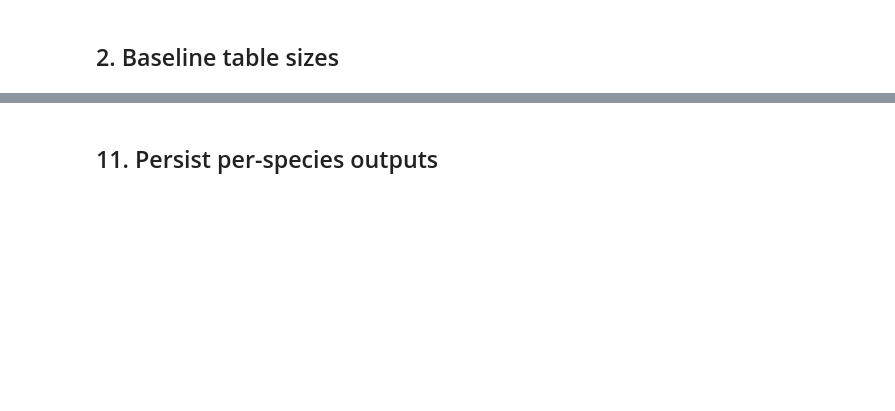
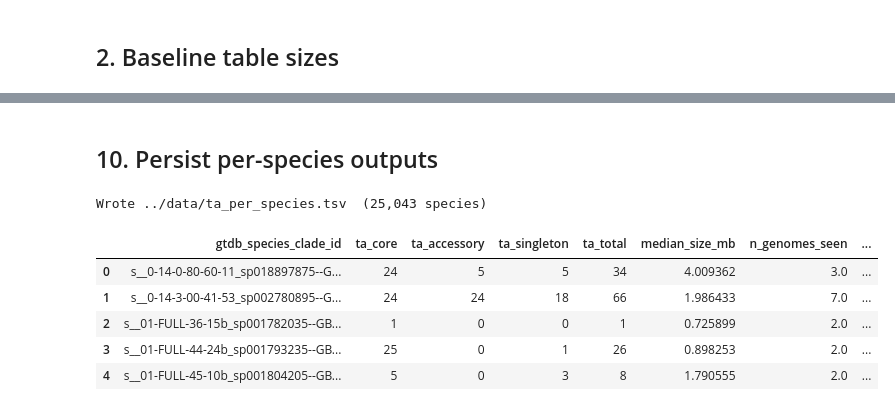
Before and after one commit to beril-doe/BERIL-research-observatory, a Jupyter notebook: projects/toxin_antitoxin_lifestyle/notebooks/NB01_ta_pfam_extraction.ipynb, the cells around one changed output, grey strips where cells are left out. Saved outputs shown, nothing was run; the diff lists cells and outputs as text; code cells hidden in the pictures; blank space fills up the shorter version.

```diff
--- a/projects/toxin_antitoxin_lifestyle/notebooks/NB01_ta_pfam_extraction.ipynb
+++ b/projects/toxin_antitoxin_lifestyle/notebooks/NB01_ta_pfam_extraction.ipynb
@@ -153,5 +226,4 @@ For each species: number of TA-locus gene clusters overall, and split by core /
 # %%
-# Species-level TA gene-cluster counts, partitioned by core/accessory/singleton
 def bin_status(row):
     if row['is_core']:
         return 'core'
@@ -159,7 +231,6 @@ def bin_status(row):
         return 'singleton'
     return 'accessory'
 
-# Distinct gene clusters (a cluster may have hit both toxin and antitoxin Pfams)
 gene_cluster_status = (
     hits_long.drop_duplicates(subset=['gene_cluster_id'])
     .assign(status=lambda d: d.apply(bin_status, axis=1))
@@ -170,9 +241,8 @@ per_species = (
     .size().unstack(fill_value=0)
     .reindex(columns=['core', 'accessory', 'singleton'], fill_value=0)
     .reset_index()
+    .rename(columns={'core': 'ta_core', 'accessory': 'ta_accessory', 'singleton': 'ta_singleton'})
 )
-per_species['ta_total'] = per_species[['core', 'accessory', 'singleton']].sum(axis=1)
-per_species = per_species.rename(columns={
-    'core': 'ta_core', 'accessory': 'ta_accessory', 'singleton': 'ta_singleton'})
+per_species['ta_total'] = per_species[['ta_core', 'ta_accessory', 'ta_singleton']].sum(axis=1)
 print(f"Species with at least one TA hit: {len(per_species):,}")
 per_species.head()
@@ -190,18 +276,22 @@ per_species_family.head()
 # %%
 species_ids = per_species['gtdb_species_clade_id'].dropna().unique().tolist()
-# Batch to keep the IN-list manageable
+if not species_ids:
+    raise RuntimeError("No species with TA hits — abort. Check the panel-coverage audit above.")
+
 BATCH = 500
 frames = []
 for i in range(0, len(species_ids), BATCH):
     batch = species_ids[i:i+BATCH]
     in_clause = "', '".join([s.replace("'", "''") for s in batch])
     frames.append(spark.sql(f"""
-        SELECT gtdb_species_clade_id,
-               PERCENTILE_APPROX(total_length, 0.5) AS median_size_bp,
+        SELECT g.gtdb_species_clade_id,
+               PERCENTILE_APPROX(m.genome_size, 0.5) AS median_size_bp,
                COUNT(*) AS n_genomes_seen
-        FROM kbase_ke_pangenome.genome
-        WHERE gtdb_species_clade_id IN ('{in_clause}')
-        GROUP BY gtdb_species_clade_id
+        FROM kbase_ke_pangenome.gtdb_metadata m
+        JOIN kbase_ke_pangenome.genome g ON m.accession = g.genome_id
+        WHERE g.gtdb_species_clade_id IN ('{in_clause}')
+          AND m.genome_size IS NOT NULL
+        GROUP BY g.gtdb_species_clade_id
     """).toPandas())
 
 genome_size = pd.concat(frames, ignore_index=True)
@@ -211,13 +309,22 @@ genome_size.head()
 # %% [markdown]
-## 11. Persist per-species outputs
+## 10. Persist per-species outputs
 # %%
 out2 = DATA / 'ta_per_species.tsv'
-merged = per_species.merge(genome_size[['gtdb_species_clade_id', 'median_size_mb', 'n_genomes_seen']],
-                            on='gtdb_species_clade_id', how='left')
+merged = per_species.merge(
+    genome_size[['gtdb_species_clade_id', 'median_size_mb', 'n_genomes_seen']],
+    on='gtdb_species_clade_id', how='left')
 merged['ta_per_mb'] = merged['ta_total'] / merged['median_size_mb']
 merged.to_csv(out2, sep='\t', index=False)
 print(f"Wrote {out2}  ({merged.shape[0]:,} species)")
 merged.head()
+# %% [output]
+Wrote ../data/ta_per_species.tsv  (25,043 species)
+|  | gtdb_species_clade_id | ta_core | ta_accessory | ta_singleton | ta_total | median_size_mb | n_genomes_seen | ... |
+| 0 | s__0-14-0-80-60-11_sp018897875--G... | 24 | 5 | 5 | 34 | 4.009362 | 3.0 | ... |
+| 1 | s__0-14-3-00-41-53_sp002780895--G... | 24 | 24 | 18 | 66 | 1.986433 | 7.0 | ... |
+| 2 | s__01-FULL-36-15b_sp001782035--GB... | 1 | 0 | 0 | 1 | 0.725899 | 2.0 | ... |
+| 3 | s__01-FULL-44-24b_sp001793235--GB... | 25 | 0 | 1 | 26 | 0.898253 | 2.0 | ... |
+| 4 | s__01-FULL-45-10b_sp001804205--GB... | 5 | 0 | 3 | 8 | 1.790555 | 2.0 | ... |
 # %%
 out3 = DATA / 'ta_family_composition_per_species.tsv'
 per_species_family.to_csv(out3, sep='\t', index=False)
```
Also changed, not shown: parts of 34 cells of this notebook, 11 other files.
